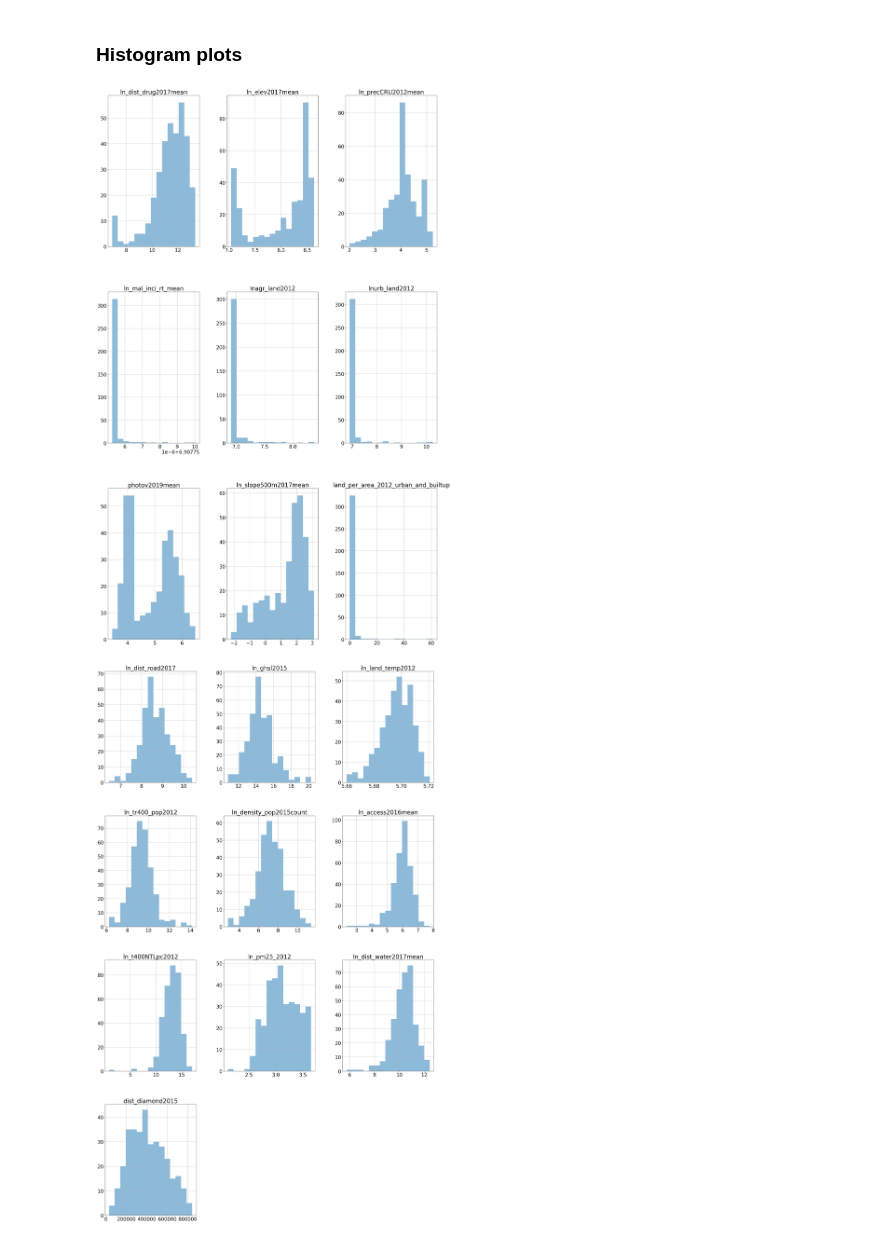
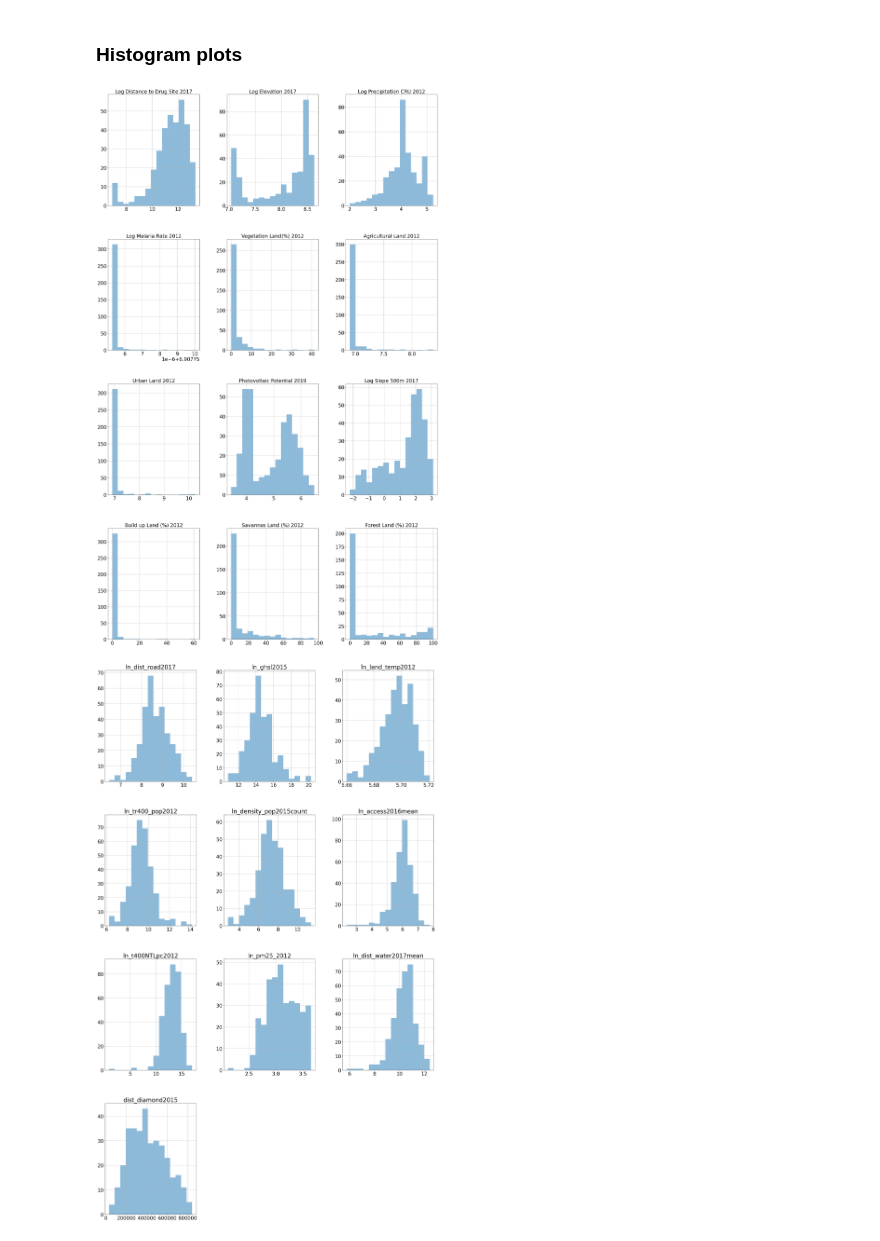
Before and after one commit to HendrixPeralta/bol_hdi_prediction, a Jupyter notebook: 01_data_exploration.ipynb, the cells around one changed output. Saved outputs shown, nothing was run; the diff lists cells and outputs as text; code cells hidden in the pictures.

Commit message:
Added titles to the histograms of the non normal distribution group

```diff
--- a/01_data_exploration.ipynb
+++ b/01_data_exploration.ipynb
@@ -692,16 +692,48 @@ Index([], dtype='object')
 #scatterplotmatrix(sat_mod[cols].values, figsize=(30,50), names=cols);
 # %% [markdown]
 ### Histogram plots
+# %%
+normal = ['ln_dist_road2017', 'ln_ghsl2015', 'ln_land_temp2012', 'ln_tr400_pop2012', 'ln_density_pop2015count',
+          'ln_access2016mean', 'ln_t400NTLpc2012', 'ln_pm25_2012', 'ln_dist_water2017mean', 'dist_diamond2015']
+
+# Set global font size
+plt.rcParams.update({'font.size': 16})
+
+# Plot histograms
+axes = sat_mod[normal].hist(bins=15, figsize=(30, 50), alpha=0.5)
+
+# List of titles corresponding to each histogram
+titles = ['Distance to Road 2017', 'GHSL 2015', 'Land Temperature 2012', 'TR400 Population 2012',
+          'Population Density 2015', 'Access 2016', 'T400 NTL per capita 2012', 'PM2.5 2012',
+          'Distance to Water 2017', 'Distance to Diamond 2015']
+
+# Set titles for each subplot
+for ax, title in zip(axes.flatten(), titles):
+    ax.set_title(title, fontsize=20)
+    ax.set_xlabel(ax.get_xlabel(), fontsize=18)
+    ax.set_ylabel(ax.get_ylabel(), fontsize=18)
+
+plt.tight_layout()
+plt.show()
 # %%
 used = ['ln_dist_drug2017mean', 'ln_elev2017mean','ln_precCRU2012mean', 'ln_mal_inci_rt_mean',
-         'lnagr_land2012', 'lnurb_land2012', 'photov2019mean', "ln_slope500m2017mean", 'land_per_area_2012_urban_and_builtup']
+         'land_per_area_2012_cropland_natural_vegetation_mosaic', 'lnagr_land2012', 'lnurb_land2012', 'photov2019mean',
+         "ln_slope500m2017mean", 'land_per_area_2012_urban_and_builtup',
+         'land_per_area_2012_full_savannas_grasslands', "land_per_area_2012_full_forest"]
+
 plt.rcParams.update({'font.size': 25})
 #sat_mod.drop(columns= {"id", 'land_per_area_2012_count'}).hist(bins=15, figsize=(30,50), alpha=0.5)
-sat_mod[used].hist(bins=15, figsize=(30,50), alpha=0.5)
+axes = sat_mod[used].hist(bins=15, figsize=(30,50), alpha=0.5)
 
+titles = ["Log Distance to Drug Site 2017", "Log Elevation 2017", "Log Precipitation CRU 2012", "Log Malaria Rate 2012",
+          "Vegetation Land(%) 2012", "Agricultural Land 2012", "Urban Land 2012", "Photovoltaic Potential 2019",
+          "Log Slope 500m 2017", "Build up Land (%) 2012", "Savannas Land (%) 2012", "Forest Land (%) 2012"]
+
+for ax, title in zip(axes.flatten(), titles):
+    ax.set_title(title, fontsize=25)
 plt.show()
 # %% [output]
-[figure, old version]
+[figure, new version]
 # %%
 normal = ['ln_dist_road2017', 'ln_ghsl2015', 'ln_land_temp2012', 'ln_tr400_pop2012', 'ln_density_pop2015count',
           'ln_access2016mean', 'ln_t400NTLpc2012', 'ln_pm25_2012', 'ln_dist_water2017mean', 'dist_diamond2015',]
```
